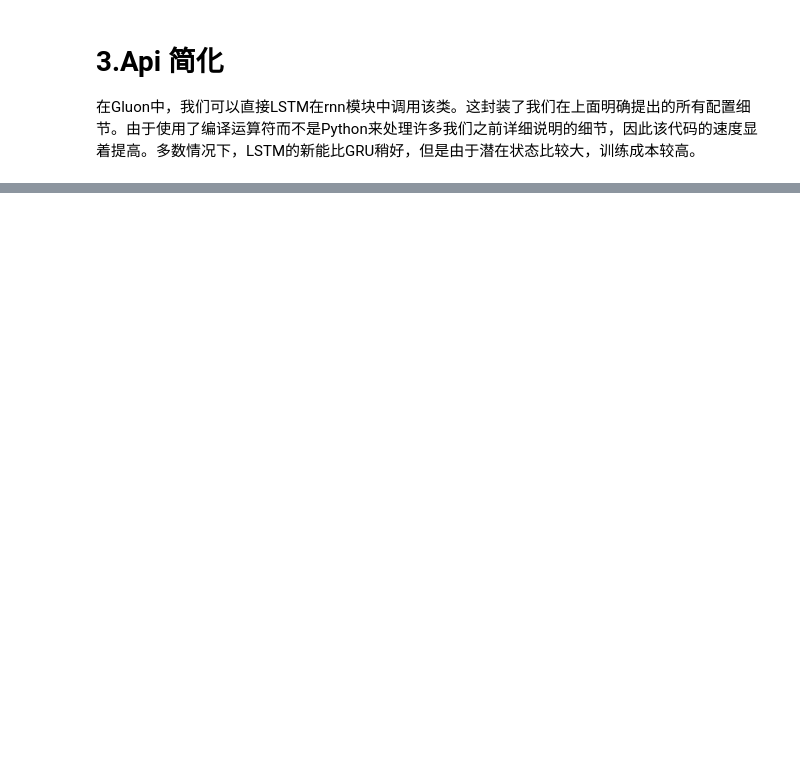
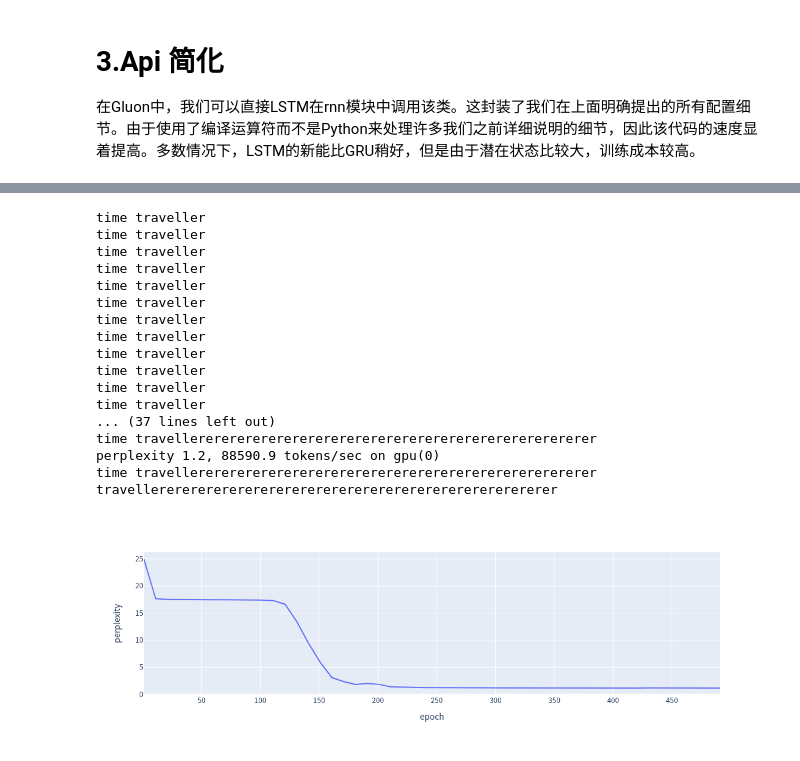
Before and after one commit to ffzs/learn_d2l_mxnet, a Jupyter notebook: 长短期记忆（LSTM）.ipynb, the cells around one changed output, grey strips where cells are left out. Saved outputs shown, nothing was run; the diff lists cells and outputs as text; code cells hidden in the pictures; blank space fills up the shorter version.

```diff
--- a/长短期记忆（LSTM）.ipynb
+++ b/长短期记忆（LSTM）.ipynb
@@ -262,0 +356,29 @@ traveller he sact ancerther than sumplited frimtided as obl
+# %%
+batch_size, num_steps = 32, 35
+train_iter, vocab = d2l.load_data_time_machine(batch_size, num_steps)
+#  通过bidirectional=True指定双向
+vocab_size, num_hiddens, num_layers = len(vocab), 256, 2
+lstm_layer = rnn.LSTM(num_hiddens, num_layers, bidirectional=True)
+model = d2l.RNNModel(lstm_layer, len(vocab))
+
+num_epochs, lr = 500, 1
+train(model, train_iter, vocab, lr, num_epochs, ctx)
+# %% [output]
+time traveller
+time traveller
+time traveller
+time traveller
+time traveller
+time traveller
+time traveller
+time traveller
+time traveller
+time traveller
+time traveller
+time traveller
+... (37 lines left out)
+time travellerererererererererererererererererererererererererer
+perplexity 1.2, 88590.9 tokens/sec on gpu(0)
+time travellerererererererererererererererererererererererererer
+travellerererererererererererererererererererererererererer
+[figure, added]
```
Also changed, not shown: parts of 7 cells of this notebook.
